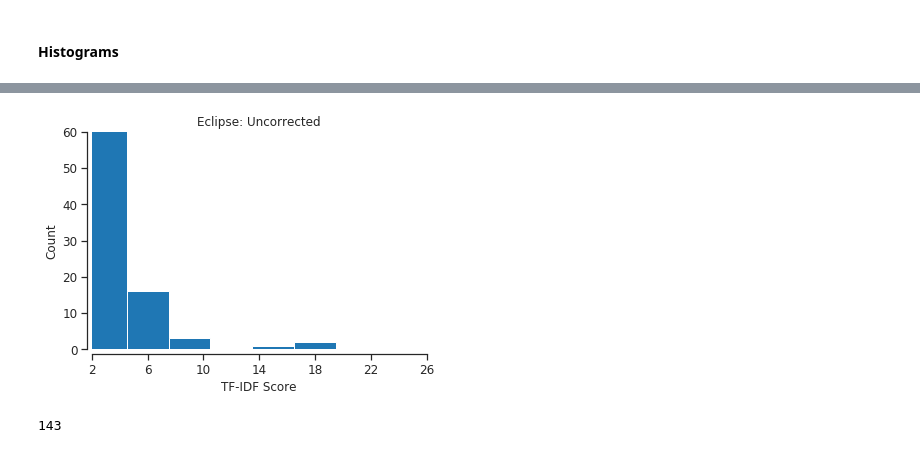
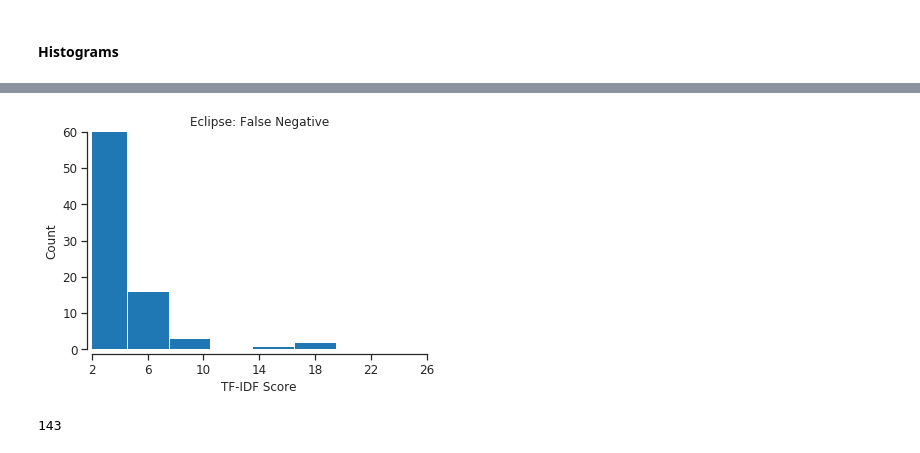
Before and after one commit to gomesluiz/my-doctorate, a Jupyter notebook: projects/long-lived-bug-prediction/notebooks/20191101_long_lived_prediction_rq5_data_analysis.ipynb, the cells around one changed output, grey strips where cells are left out. Saved outputs shown, nothing was run; the diff lists cells and outputs as text; code cells hidden in the pictures.

```diff
--- a/projects/long-lived-bug-prediction/notebooks/20191101_long_lived_prediction_rq5_data_analysis.ipynb
+++ b/projects/long-lived-bug-prediction/notebooks/20191101_long_lived_prediction_rq5_data_analysis.ipynb
@@ -465,19 +465,19 @@ plt.savefig('figures/rq5-eclipse-tf-idf-corrected-predicted.pdf', format="pdf",
 # %%
 plt.hist(word_frequency_eclipse_data[word_frequency_eclipse_data['status']=='Incorrected']['freq']
          , align='left'
          , bins=6
          , color='tab:blue')
 sns.despine(offset=5)
-plt.title("Eclipse: Uncorrected")
+plt.title("Eclipse: False Negative")
 plt.xticks([2, 6, 10, 14, 18, 22, 26], fontsize=SMALL_SIZE)
 plt.xlim(2, 26)
 plt.xlabel('TF-IDF Score', fontsize=SMALL_SIZE)
 plt.yticks([0, 10, 20, 30, 40, 50, 60], fontsize=SMALL_SIZE)
 plt.ylim(0, 60)
 plt.ylabel('Count', fontsize=SMALL_SIZE)
 plt.savefig('figures/rq5-eclipse-tf-idf-uncorrected-predicted.pdf', format="pdf", dpi=600, bbox_inches='tight')
 # %% [output]
-[figure, old version]
+[figure, new version]
 # %%
 a = list(word_frequency_gcc_data[word_frequency_gcc_data.status=="Corrected"]['word'])
 b = list(word_frequency_gcc_data[word_frequency_gcc_data.status=="Incorrected"]['word'])
```
Also changed, not shown: parts of 3 cells of this notebook, 20 other files.
